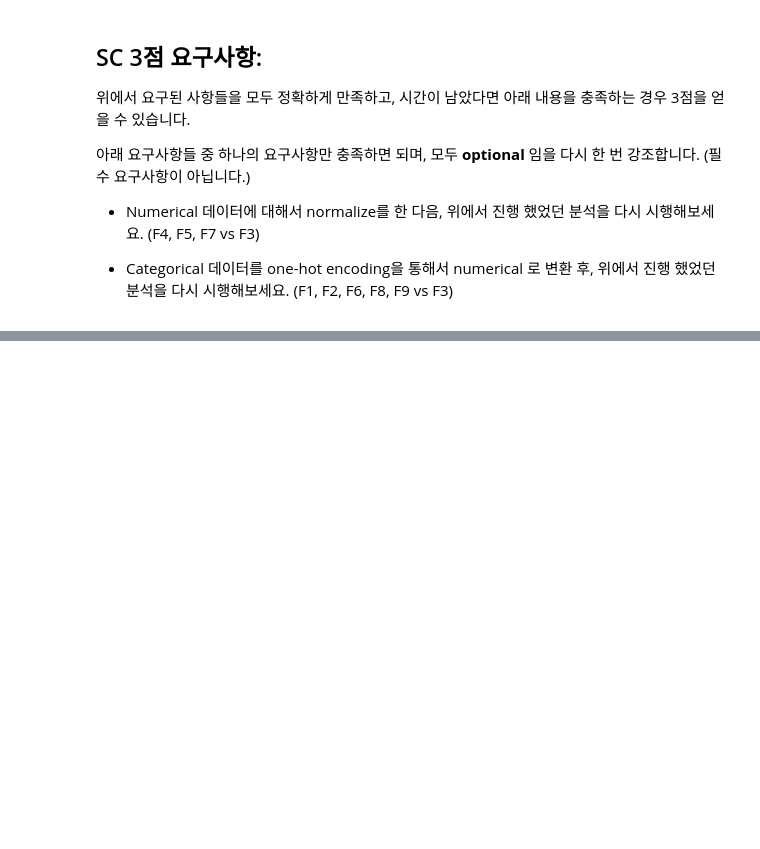
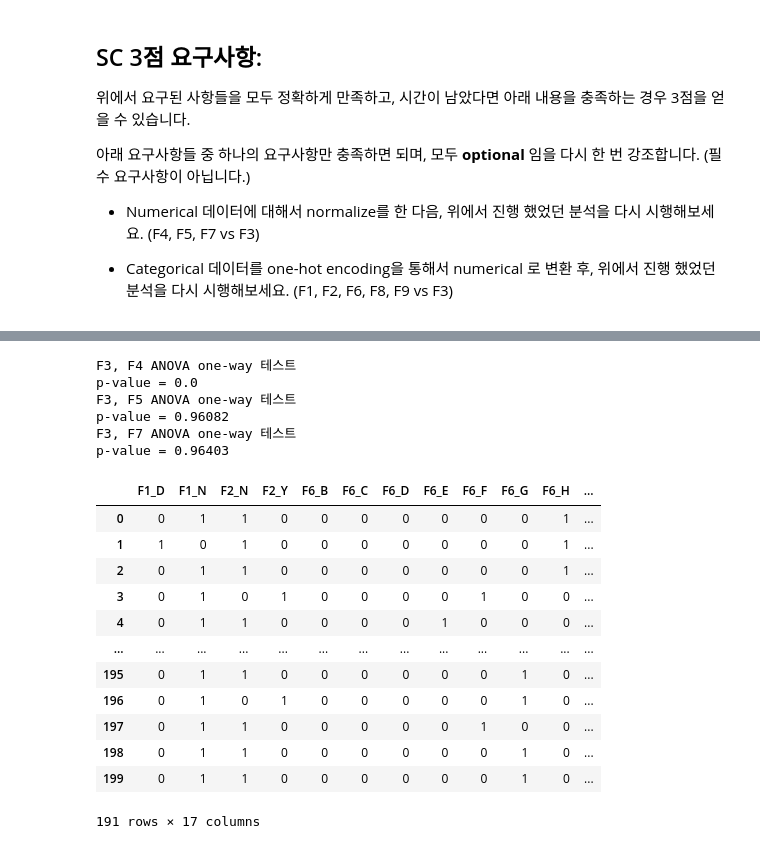
Before and after one commit to KyungRyeolBaek/study, a Jupyter notebook: ai03_sc12x_백경렬_2차.ipynb, the cells around one changed output, grey strips where cells are left out. Saved outputs shown, nothing was run; the diff lists cells and outputs as text; code cells hidden in the pictures; blank space fills up the shorter version.

```diff
--- a/ai03_sc12x_백경렬_2차.ipynb
+++ b/ai03_sc12x_백경렬_2차.ipynb
@@ -419,0 +515,17 @@ F3, F7 p-value = 0.96403  -> 가장 무의미한 feature
+# %%
+# F3, F4 ANOVA one-way 테스트
+print('F3, F4 ANOVA one-way 테스트')
+print('p-value =', round(st.f_oneway(df_sc_A['F4'], df_sc_B['F4'], df_sc_C['F4'], df_sc_D['F4'])[1], 5))    # 가장 유의미한 feature
+# F3, F5 ANOVA one-way 테스트
+print('F3, F5 ANOVA one-way 테스트')
+print('p-value =', round(st.f_oneway(df_sc_A['F5'], df_sc_B['F5'], df_sc_C['F5'], df_sc_D['F5'])[1], 5))
+# F3, F7 ANOVA one-way 테스트
+print('F3, F7 ANOVA one-way 테스트')
+print('p-value =', round(st.f_oneway(df_sc_A['F7'], df_sc_B['F7'], df_sc_C['F7'], df_sc_D['F7'])[1], 5))    # 가장 무의미한 feature
+# %% [output]
+F3, F4 ANOVA one-way 테스트
+p-value = 0.0
+F3, F5 ANOVA one-way 테스트
+p-value = 0.96082
+F3, F7 ANOVA one-way 테스트
+p-value = 0.96403
@@ -419,0 +534,18 @@ F3, F7 p-value = 0.96403  -> 가장 무의미한 feature
+# %%
+df_sc2 = pd.get_dummies(df[['F1', 'F2', 'F6', 'F8', 'F9']])
+df_sc2['F3'] = df['F3']
+df_sc2
+# %% [output]
+|  | F1_D | F1_N | F2_N | F2_Y | F6_B | F6_C | F6_D | F6_E | F6_F | F6_G | F6_H | ... |
+| 0 | 0 | 1 | 1 | 0 | 0 | 0 | 0 | 0 | 0 | 0 | 1 | ... |
+| 1 | 1 | 0 | 1 | 0 | 0 | 0 | 0 | 0 | 0 | 0 | 1 | ... |
+| 2 | 0 | 1 | 1 | 0 | 0 | 0 | 0 | 0 | 0 | 0 | 1 | ... |
+| 3 | 0 | 1 | 0 | 1 | 0 | 0 | 0 | 0 | 1 | 0 | 0 | ... |
+| 4 | 0 | 1 | 1 | 0 | 0 | 0 | 0 | 1 | 0 | 0 | 0 | ... |
+| ... | ... | ... | ... | ... | ... | ... | ... | ... | ... | ... | ... | ... |
+| 195 | 0 | 1 | 1 | 0 | 0 | 0 | 0 | 0 | 0 | 1 | 0 | ... |
+| 196 | 0 | 1 | 0 | 1 | 0 | 0 | 0 | 0 | 0 | 1 | 0 | ... |
+| 197 | 0 | 1 | 1 | 0 | 0 | 0 | 0 | 0 | 1 | 0 | 0 | ... |
+| 198 | 0 | 1 | 1 | 0 | 0 | 0 | 0 | 0 | 0 | 1 | 0 | ... |
+| 199 | 0 | 1 | 1 | 0 | 0 | 0 | 0 | 0 | 0 | 1 | 0 | ... |
+191 rows × 17 columns
```
Also changed, not shown: parts of 11 cells of this notebook.
